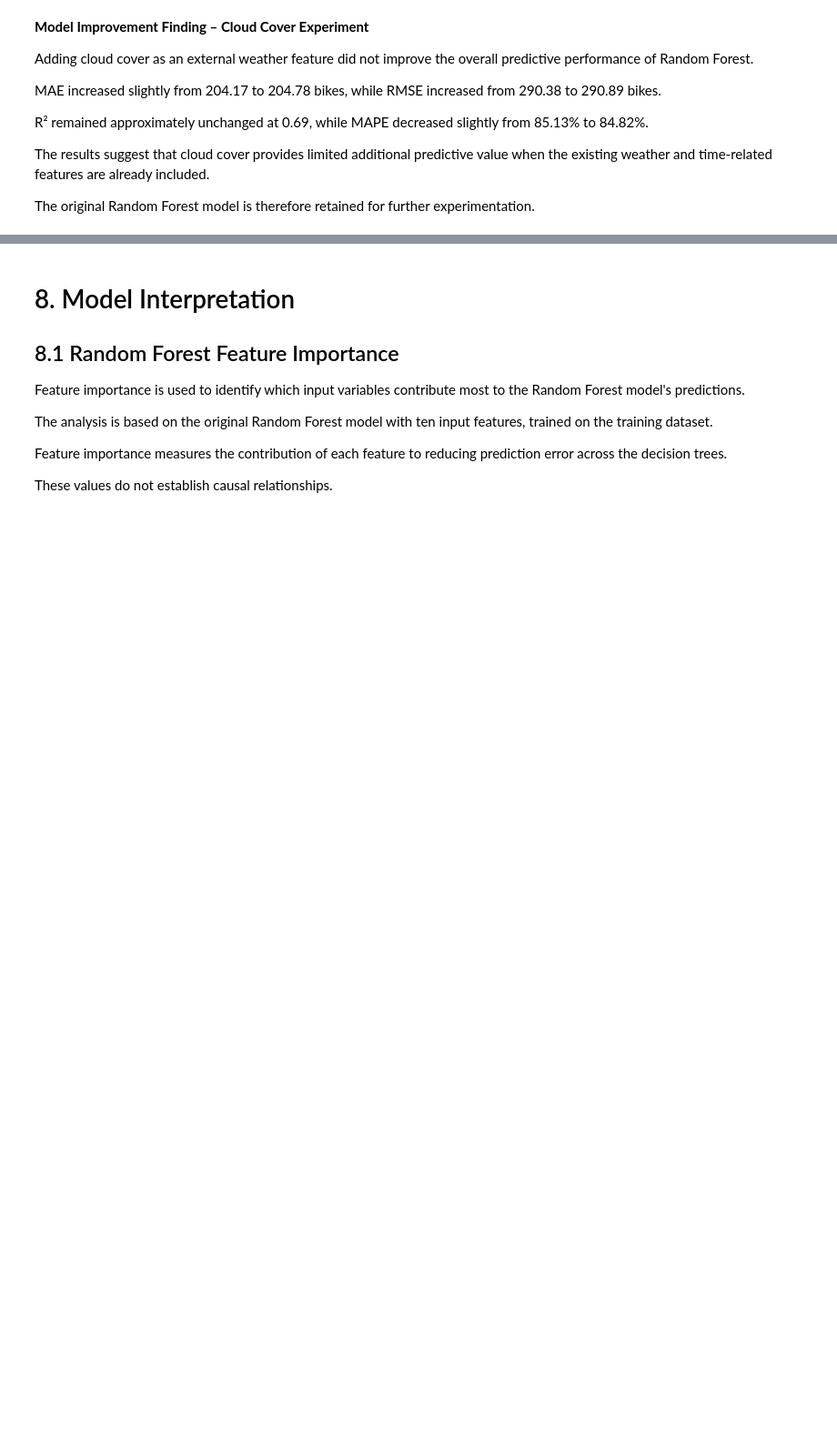
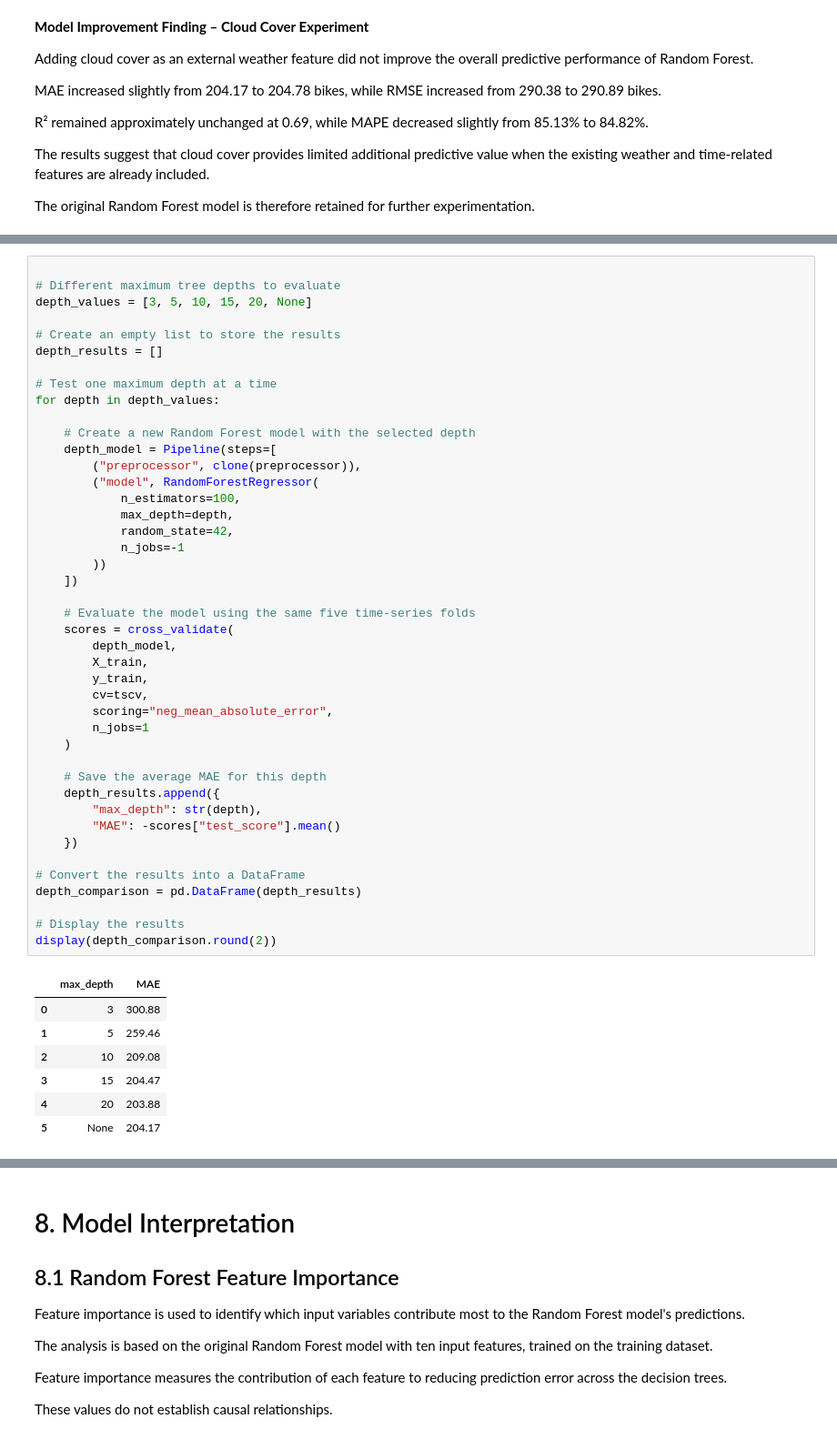
Before and after one commit to ChandaNovent/BikeFlow, a Jupyter notebook: 01_bikeflow_analysis.ipynb, the cells around one changed output, grey strips where cells are left out. Shown at 91% size. Cells and saved outputs as stored; diff of their text form; blank space fills up the shorter version.

```diff
--- a/01_bikeflow_analysis.ipynb
+++ b/01_bikeflow_analysis.ipynb
@@ -1588,0 +1714,51 @@ for further experimentation.
+# %%
+
+# Different maximum tree depths to evaluate
+depth_values = [3, 5, 10, 15, 20, None]
+
+# Create an empty list to store the results
+depth_results = []
+
+# Test one maximum depth at a time
+for depth in depth_values:
+
+    # Create a new Random Forest model with the selected depth
+    depth_model = Pipeline(steps=[
+        ("preprocessor", clone(preprocessor)),
+        ("model", RandomForestRegressor(
+            n_estimators=100,
+            max_depth=depth,
+            random_state=42,
+            n_jobs=-1
+        ))
+    ])
+
+    # Evaluate the model using the same five time-series folds
+    scores = cross_validate(
+        depth_model,
+        X_train,
+        y_train,
+        cv=tscv,
+        scoring="neg_mean_absolute_error",
+        n_jobs=1
+    )
+
+    # Save the average MAE for this depth
+    depth_results.append({
+        "max_depth": str(depth),
+        "MAE": -scores["test_score"].mean()
+    })
+
+# Convert the results into a DataFrame
+depth_comparison = pd.DataFrame(depth_results)
+
+# Display the results
+display(depth_comparison.round(2))
+# %% [output]
+|  | max_depth | MAE |
+| 0 | 3 | 300.88 |
+| 1 | 5 | 259.46 |
+| 2 | 10 | 209.08 |
+| 3 | 15 | 204.47 |
+| 4 | 20 | 203.88 |
+| 5 | None | 204.17 |
```
Also changed, not shown: parts of 10 cells of this notebook.
